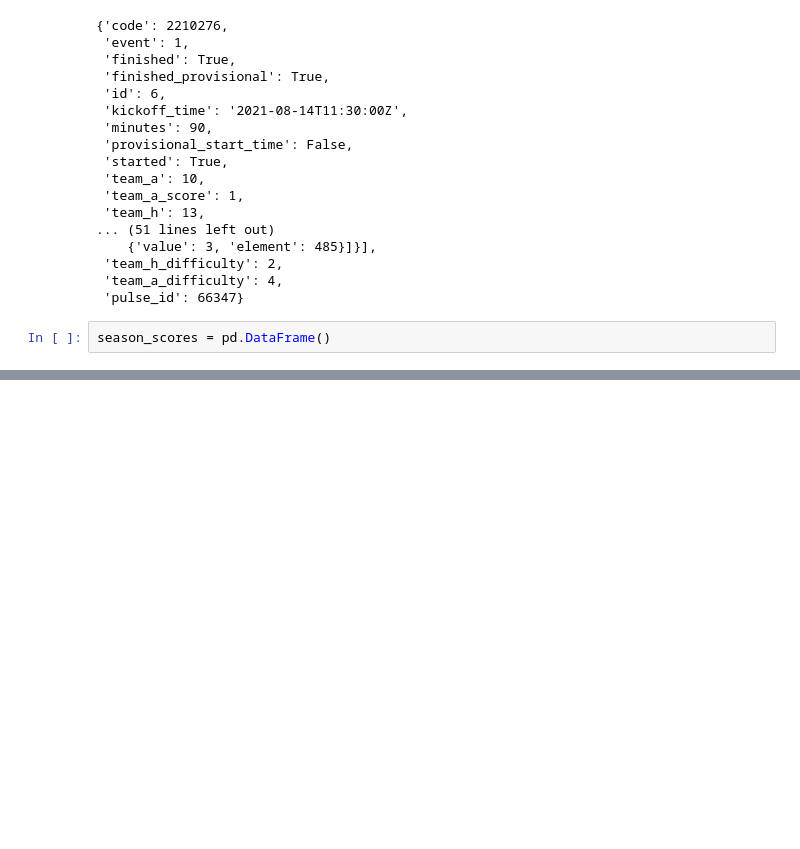
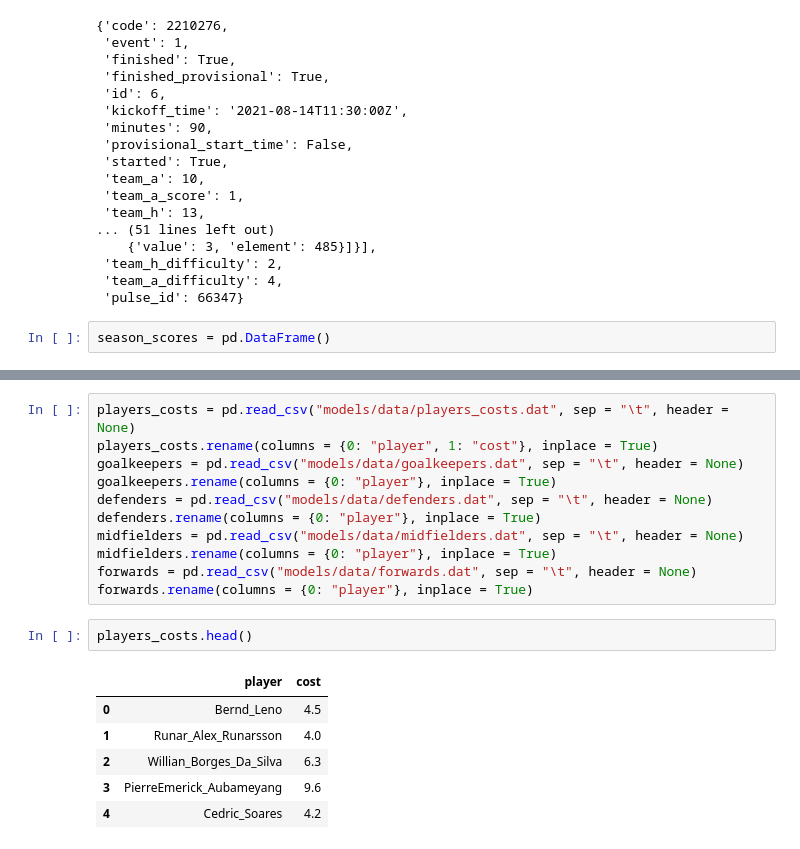
Before and after one commit to echang1802/fpl_lp, a Jupyter notebook: create_data_file.ipynb, the cells around one changed output, grey strips where cells are left out. Cells and saved outputs as stored; diff of their text form; blank space fills up the shorter version.

```diff
--- a/create_data_file.ipynb
+++ b/create_data_file.ipynb
@@ -296,0 +387,20 @@ season_scores = pd.DataFrame()
+# %%
+players_costs = pd.read_csv("models/data/players_costs.dat", sep = "\t", header = None)
+players_costs.rename(columns = {0: "player", 1: "cost"}, inplace = True)
+goalkeepers = pd.read_csv("models/data/goalkeepers.dat", sep = "\t", header = None)
+goalkeepers.rename(columns = {0: "player"}, inplace = True)
+defenders = pd.read_csv("models/data/defenders.dat", sep = "\t", header = None)
+defenders.rename(columns = {0: "player"}, inplace = True)
+midfielders = pd.read_csv("models/data/midfielders.dat", sep = "\t", header = None)
+midfielders.rename(columns = {0: "player"}, inplace = True)
+forwards = pd.read_csv("models/data/forwards.dat", sep = "\t", header = None)
+forwards.rename(columns = {0: "player"}, inplace = True)
+# %%
+players_costs.head()
+# %% [output]
+|  | player | cost |
+| 0 | Bernd_Leno | 4.5 |
+| 1 | Runar_Alex_Runarsson | 4.0 |
+| 2 | Willian_Borges_Da_Silva | 6.3 |
+| 3 | PierreEmerick_Aubameyang | 9.6 |
+| 4 | Cedric_Soares | 4.2 |
```
Also changed, not shown: parts of 12 cells of this notebook, 8 other files.
